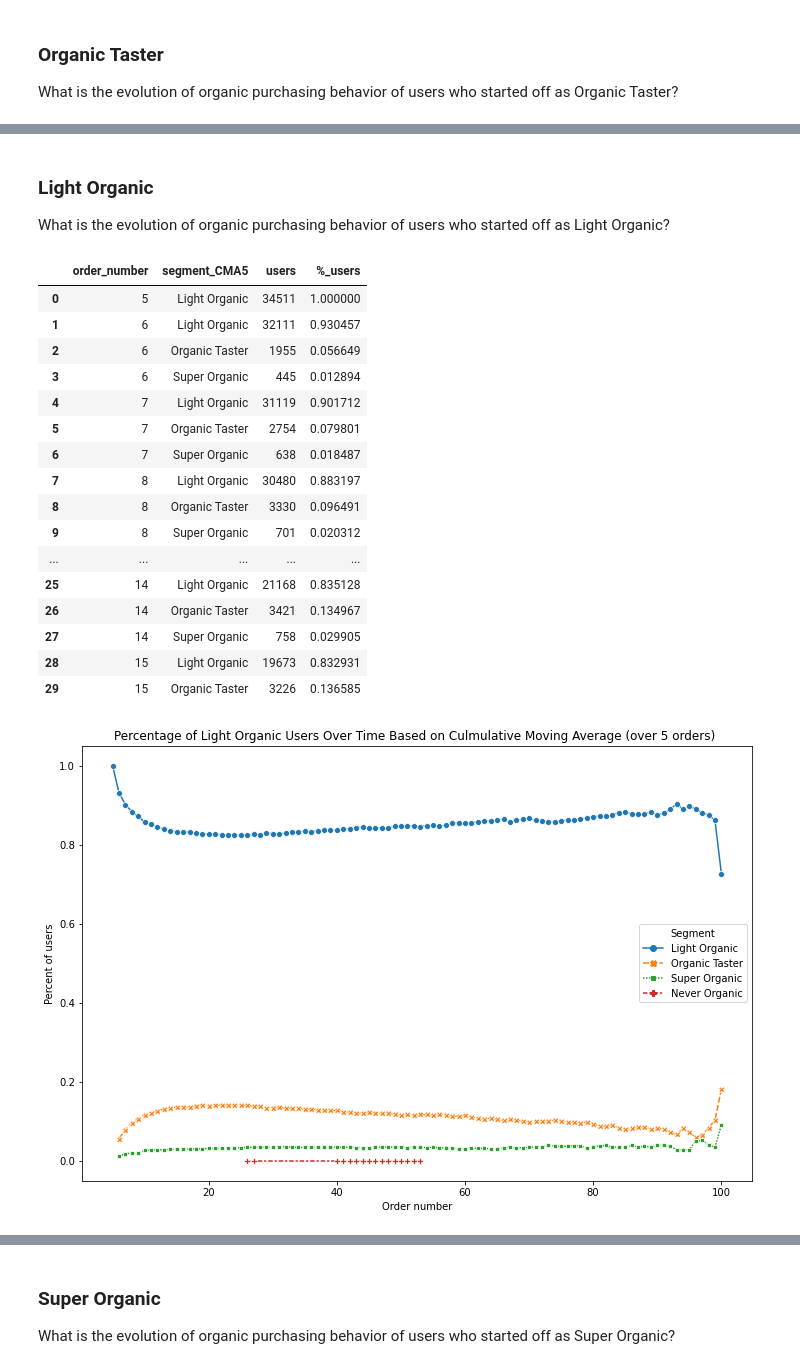
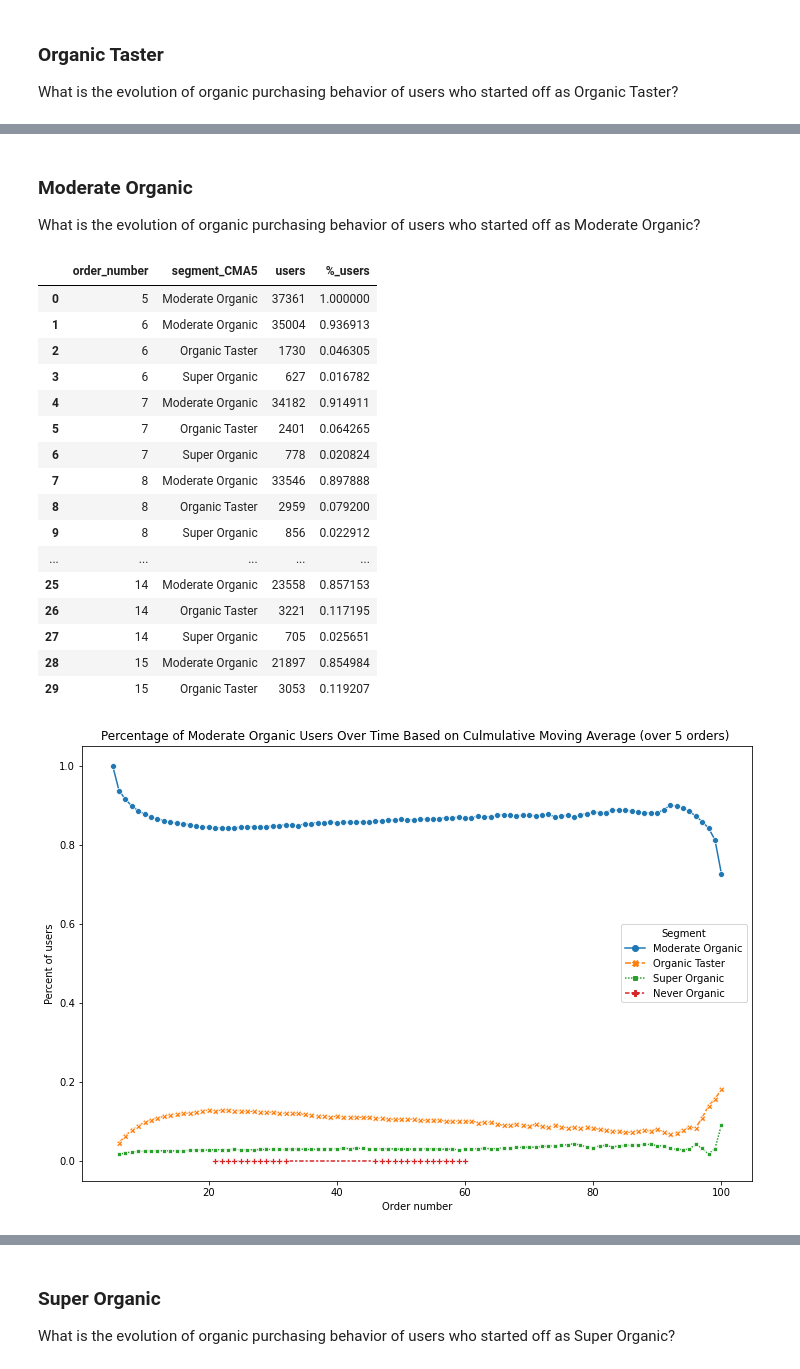
Before and after one commit to stemlock/Instacart_Market_Basket_Data_Analysis, a Jupyter notebook: Question 3.ipynb, the cells around one changed output, grey strips where cells are left out. Saved outputs shown, nothing was run; the diff lists cells and outputs as text; code cells hidden in the pictures.

```diff
--- a/Question 3.ipynb
+++ b/Question 3.ipynb
@@ -224,9 +233,6 @@ user_behavior10
 # %%
 # Create a dataframe with the simple moving average over 5 rows per user
-df_SMA = user_behavior10.groupby('user_id')['organic_%'].rolling(window=5).mean().reset_index(level=[0,1])
-df_SMA.set_index('level_1', inplace=True)
-df_SMA.rename(columns = {'organic_%':'organic_%_SMA5'}, inplace = True)
-df_SMA.drop('user_id', axis=1, inplace=True)
+df_SMA = (organic_SMA['organic_produce_purchased']/total_SMA['total_produce_purchased']).to_frame().rename(columns = {0:'organic_%_SMA5'})
 df_SMA
 # %% [output]
 |  | organic_%_SMA5 |
@@ -245,10 +251,16 @@ df_SMA
 1964414 rows × 1 columns
+# %%
+# Create dataframes for CMA of total produce and organic produce
+total_CMA = user_behavior10.groupby('user_id')['total_produce_purchased'].expanding(min_periods=5).sum().reset_index(level=[0,1])
+total_CMA.set_index('level_1', inplace=True)
+total_CMA.drop('user_id', axis = 1, inplace=True)
+
+organic_CMA = user_behavior10.groupby('user_id')['organic_produce_purchased'].expanding(min_periods=5).sum().reset_index(level=[0,1])
+organic_CMA.set_index('level_1', inplace=True)
+organic_CMA.drop('user_id',  axis = 1, inplace=True)
 # %%
-# Create a dataframe with the culmulative moving average starting from row 5 per user
-df_CMA = user_behavior10.groupby('user_id')['organic_%'].expanding(min_periods=5).mean().reset_index(level=[0,1])
-df_CMA.set_index('level_1', inplace=True)
-df_CMA.rename(columns = {'organic_%':'organic_%_CMA5'}, inplace = True)
-df_CMA.drop('user_id', axis=1, inplace=True)
+# Create a dataframe with the simple moving average over 5 rows per user
+df_CMA = (organic_CMA['organic_produce_purchased']/total_CMA['total_produce_purchased']).to_frame().rename(columns = {0:'organic_%_CMA5'})
 df_CMA
 # %% [output]
 |  | organic_%_CMA5 |
@@ -551,48 +706,48 @@ pass
 # %% [markdown]
-### Light Organic
-What is the evolution of organic purchasing behavior of users who started off as Light Organic?
+### Moderate Organic
+What is the evolution of organic purchasing behavior of users who started off as Moderate Organic?
 # %%
-# Create a dataset of users who started off as Light Organic (order_number = 5)
+# Create a dataset of users who started off as Moderate Organic (order_number = 5)
 
-# List of users who started off as Light Organic
-L_O_list = user_behavior10[(user_behavior10['order_number'] == 5) &
-                            (user_behavior10['segment_CMA5'] == 'Light Organic')]['user_id'].tolist()
+# List of users who started off as Moderate Organic
+L_O_CMA_list = user_behavior10[(user_behavior10['order_number'] == 5) &
+                            (user_behavior10['segment_CMA5'] == 'Moderate Organic')]['user_id'].tolist()
 
-L_O_df = user_behavior10[user_behavior10['user_id'].isin(L_O_list)]
+L_O_CMA_df = user_behavior10[user_behavior10['user_id'].isin(L_O_CMA_list)]
 
-L_O_plot_df = L_O_df.groupby('order_number')['segment_CMA5'].value_counts().to_frame(name = 'users').reset_index()
-L_O_plot_df['%_users'] = L_O_plot_df.users.div(L_O_plot_df.order_number.map(L_O_plot_df.groupby('order_number').sum().users))
+L_O_CMA_plot_df = L_O_CMA_df.groupby('order_number')['segment_CMA5'].value_counts().to_frame(name = 'users').reset_index()
+L_O_CMA_plot_df['%_users'] = L_O_CMA_plot_df.users.div(L_O_CMA_plot_df.order_number.map(L_O_CMA_plot_df.groupby('order_number').sum().users))
 
-L_O_plot_df.head(30)
+L_O_CMA_plot_df.head(30)
 # %% [output]
 |  | order_number | segment_CMA5 | users | %_users |
-| 0 | 5 | Light Organic | 34511 | 1.000000 |
-| 1 | 6 | Light Organic | 32111 | 0.930457 |
-| 2 | 6 | Organic Taster | 1955 | 0.056649 |
-| 3 | 6 | Super Organic | 445 | 0.012894 |
-| 4 | 7 | Light Organic | 31119 | 0.901712 |
-| 5 | 7 | Organic Taster | 2754 | 0.079801 |
-| 6 | 7 | Super Organic | 638 | 0.018487 |
-| 7 | 8 | Light Organic | 30480 | 0.883197 |
-| 8 | 8 | Organic Taster | 3330 | 0.096491 |
-| 9 | 8 | Super Organic | 701 | 0.020312 |
+| 0 | 5 | Moderate Organic | 37361 | 1.000000 |
+| 1 | 6 | Moderate Organic | 35004 | 0.936913 |
+| 2 | 6 | Organic Taster | 1730 | 0.046305 |
+| 3 | 6 | Super Organic | 627 | 0.016782 |
+| 4 | 7 | Moderate Organic | 34182 | 0.914911 |
+| 5 | 7 | Organic Taster | 2401 | 0.064265 |
+| 6 | 7 | Super Organic | 778 | 0.020824 |
+| 7 | 8 | Moderate Organic | 33546 | 0.897888 |
+| 8 | 8 | Organic Taster | 2959 | 0.079200 |
+| 9 | 8 | Super Organic | 856 | 0.022912 |
 | ... | ... | ... | ... | ... |
-| 25 | 14 | Light Organic | 21168 | 0.835128 |
-| 26 | 14 | Organic Taster | 3421 | 0.134967 |
-| 27 | 14 | Super Organic | 758 | 0.029905 |
-| 28 | 15 | Light Organic | 19673 | 0.832931 |
-| 29 | 15 | Organic Taster | 3226 | 0.136585 |
+| 25 | 14 | Moderate Organic | 23558 | 0.857153 |
+| 26 | 14 | Organic Taster | 3221 | 0.117195 |
+| 27 | 14 | Super Organic | 705 | 0.025651 |
+| 28 | 15 | Moderate Organic | 21897 | 0.854984 |
+| 29 | 15 | Organic Taster | 3053 | 0.119207 |
 # %%
 # Plot the percentage of users per order separated into the segments by a culmulative moving average
 fig, ax = plt.subplots(figsize = (12,8))
 
-sns.lineplot(data=L_O_plot_df, x="order_number", y = '%_users', hue="segment_CMA5", style='segment_CMA5',
+sns.lineplot(data=L_O_CMA_plot_df, x="order_number", y = '%_users', hue="segment_CMA5", style='segment_CMA5',
              markers=True, ax = ax)
 
 ax.legend().set_title('Segment')
-ax.set_title('Percentage of Light Organic Users Over Time Based on Culmulative Moving Average (over 5 orders) ')
+ax.set_title('Percentage of Moderate Organic Users Over Time Based on Culmulative Moving Average (over 5 orders) ')
 ax.set_xlabel('Order number')
 ax.set_ylabel('Percent of users')
 pass
 # %% [output]
-[figure, old version]
+[figure, new version]
```
Also changed, not shown: parts of 29 cells of this notebook.
